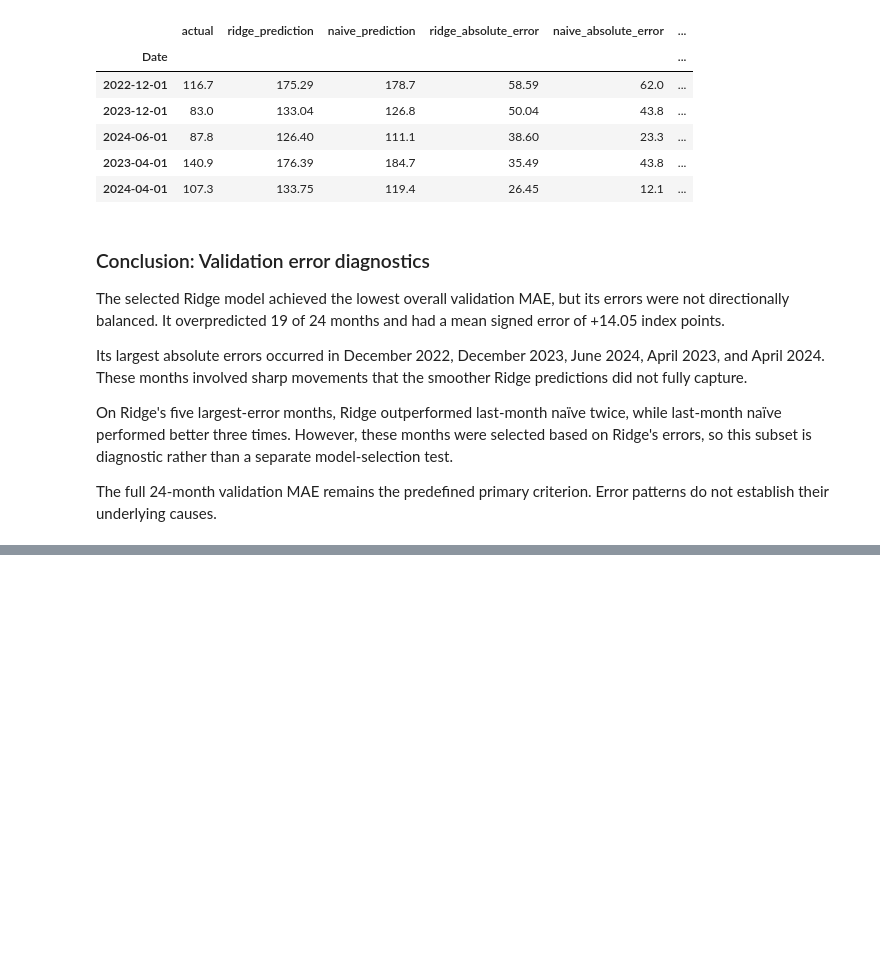
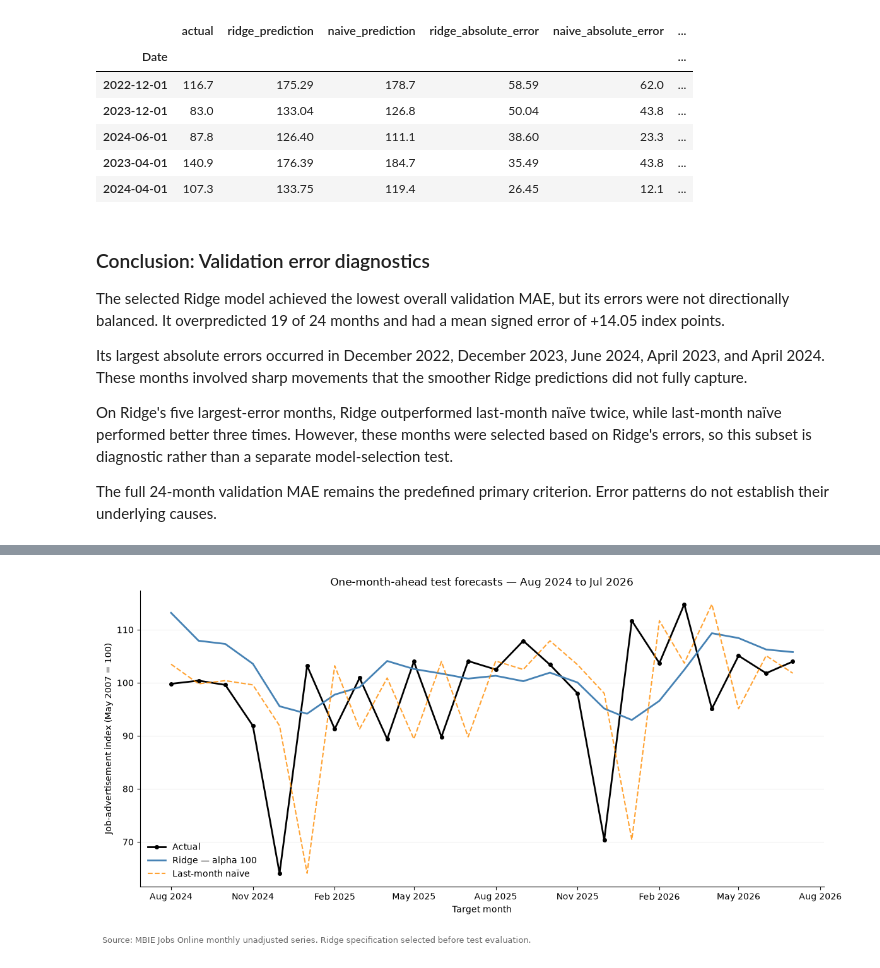
Before and after one commit to kamalpreetsinghh/nz-job-market-data-analysis, a Jupyter notebook: notebooks/06_monthly_forecasting.ipynb, the cells around one changed output, grey strips where cells are left out. Drawn from its saved outputs; the diff is of its cells as text; code cells hidden in the pictures; blank space fills up the shorter version.

```diff
--- a/notebooks/06_monthly_forecasting.ipynb
+++ b/notebooks/06_monthly_forecasting.ipynb
@@ -908,0 +968,10 @@ criterion. Error patterns do not establish their underlying causes.
+# %%
+final_ridge_model = Pipeline([
+    ("scaler", StandardScaler()),
+    ("model", Ridge(alpha=100.0))
+])
+
+final_ridge_model.fit(
+    X_train_final[reduced_features],
+    y_train_final
+)
@@ -908,0 +1092,75 @@ criterion. Error patterns do not establish their underlying causes.
+# %%
+fig_test, ax_test = plt.subplots(figsize=(12, 6))
+
+ax_test.plot(
+    test_prediction_check.index,
+    test_prediction_check["actual"],
+    label="Actual",
+    color="black",
+    linewidth=2,
+    marker="o",
+    markersize=4
+)
+
+ax_test.plot(
+    test_prediction_check.index,
+    test_prediction_check["ridge_prediction"],
+    label="Ridge — alpha 100",
+    color="steelblue",
+    linewidth=2
+)
+
+ax_test.plot(
+    test_prediction_check.index,
+    test_prediction_check["last_month_naive"],
+    label="Last-month naïve",
+    color="darkorange",
+    linestyle="--",
+    alpha=0.8
+)
+
+ax_test.set_title(
+    "One-month-ahead test forecasts — Aug 2024 to Jul 2026"
+)
+ax_test.set_xlabel("Target month")
+ax_test.set_ylabel(
+    "Job-advertisement index (May 2007 = 100)"
+)
+
+ax_test.xaxis.set_major_locator(
+    mdates.MonthLocator(interval=3)
+)
+ax_test.xaxis.set_major_formatter(
+    mdates.DateFormatter("%b %Y")
+)
+
+ax_test.legend(frameon=False)
+ax_test.grid(axis="y", alpha=0.2)
+ax_test.spines["top"].set_visible(False)
+ax_test.spines["right"].set_visible(False)
+
+fig_test.text(
+    0.01,
+    0.01,
+    "Source: MBIE Jobs Online monthly unadjusted series. "
+    "Ridge specification selected before test evaluation.",
+    fontsize=9,
+    color="dimgray"
+)
+
+fig_test.tight_layout(rect=[0, 0.06, 1, 1])
+
+test_figure_path = Path(
+    "../reports/figures/monthly_test_forecasts.png"
+)
+
+fig_test.savefig(
+    test_figure_path,
+    dpi=300,
+    bbox_inches="tight",
+    facecolor="white"
+)
+
+plt.show()
+# %% [output]
+[figure, added]
```
Also changed, not shown: parts of 16 cells of this notebook, 2 other files.
